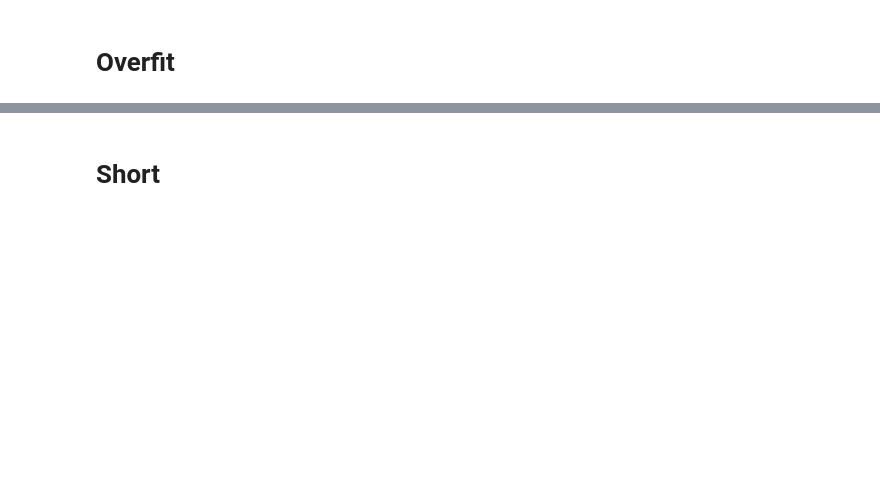
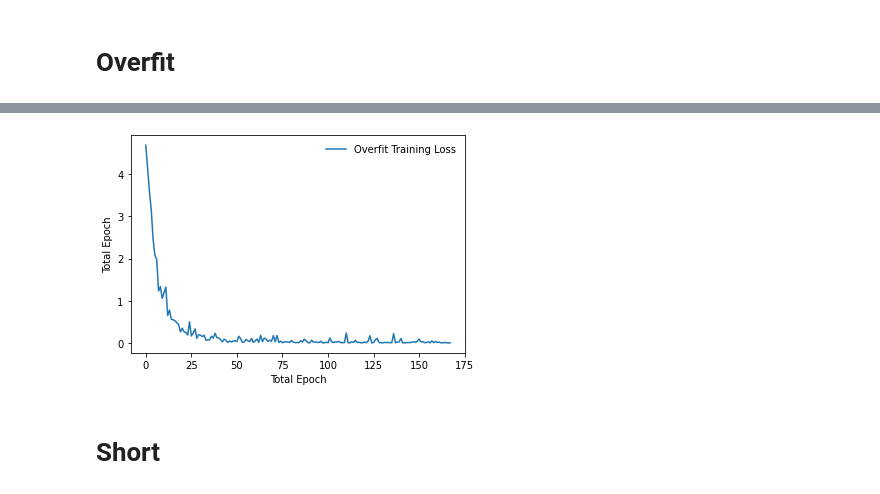
Before and after one commit to lukeahwilson/udacity-final-project, a Jupyter notebook: Image Classifier Project.ipynb, the cells around one changed output, grey strips where cells are left out. Cells and saved outputs as stored; diff of their text form; code cells hidden in the pictures; blank space fills up the shorter version.

```diff
--- a/Image Classifier Project.ipynb
+++ b/Image Classifier Project.ipynb
@@ -198,15 +216,13 @@ class Classifier(nn.Module):
     def __init__(self):
         super().__init__()
         self.fc1 = nn.Linear(in_features, 512)
-        self.fc2 = nn.Linear(512, 256)
-        self.fc3 = nn.Linear(256, out_features)
+        self.fc2 = nn.Linear(512, out_features)
         self.dropout = nn.Dropout(p=0.3)
 
     def forward(self, x):
         x = x.view(x.shape[0], -1)
         x = self.dropout(F.relu(self.fc1(x)))
-        x = self.dropout(F.relu(self.fc2(x)))
-        x = F.log_softmax(self.fc3(x), dim=1)
+        x = F.log_softmax(self.fc2(x), dim=1)
         return x
 
 #Define the criterion
@@ -215,11 +231,15 @@ criterion = nn.NLLLoss()
 #Replace the fully connected layer(s) at the end of the model with our own fully connected classifier
 model.fc = Classifier()
 
-# Only train the classifier parameters, feature parameters are frozen
-optimizer = optim.Adam(model.fc.parameters(), lr=0.003)
+#Define learning rate and weight decay
+learnrate=0.001
+weightdecay=0.00001
+
+# Only train the classifier (fc) parameters, feature parameters are frozen
+optimizer = optim.Adam(model.fc.parameters(), lr=learnrate, weight_decay=weightdecay)
 
 #Initialize testing loss history
-training_loss_history, testing_loss_history, overfit_loss_history = [], [], []
+training_loss_history, validate_loss_history, testing_loss_history, overfit_loss_history = [], [], [], []
 
 model
 # %% [output]
@@ -261,10 +270,15 @@ torch.cuda.empty_cache()
 model.to(device)
 
 t0 = time.time()
+loss_index = 0
 
-epochs = 500
+running_count = 0
+running = False
+decay = 0.5
+epochs = 200
 
 for e in range(epochs):
+
     overfit_images, overfit_labels = next(iter(overfit_loader)) # grab one batch of training data
     overfit_images, overfit_labels = overfit_images.to(device), overfit_labels.to(device) # move data to GPU
 
@@ -280,13 +294,52 @@ for e in range(epochs):
     ave_overfit_loss = epoch_overfit_loss / len(overfit_loader) # determine average loss per batch of training images
     overfit_loss_history.append(ave_overfit_loss) # append ave training loss to history of training losses
 
+    out = torch.exp(log_out)
+    highest_prob, chosen_class = out.topk(1, dim=1) # obtain the chosen classes based on greavalid calculated probability
+    equals = chosen_class.view(overfit_labels.shape) == overfit_labels # determine how many correct matches were made in this batch
+    overfit_count_correct = equals.sum()  # add the count of correct matches this batch to the total running this epoch
+    epoch += 1
+    print('Epoch: {}/{}.. '.format(e+1, epochs),
+        'Overfit Train Loss: {:.3f}.. '.format(ave_overfit_loss),
+         '{:.0f} of {:.0f} Correct'.format(overfit_count_correct, len(overfit_labels)))
+
+    if len(overfit_loss_history) > 5:
+        if overfit_loss_history[loss_index] > 10*np.mean([overfit_loss_history[-1], overfit_loss_history[-3], overfit_loss_history[-5]]):
+            loss_index = len(overfit_loss_history)
+            learnrate *= decay
+            optimizer = optim.Adam(model.fc.parameters(), lr=learnrate, weight_decay=weightdecay)
+            print('\nLearnrate changed to: {:f}.. '.format(learnrate))
+
+        if learnrate <= 0.001*decay**3 and not running and running_count == 0:
+            for param in model.inception5a.parameters():
+                param.requires_grad = True
+            for param in model.inception5b.parameters():
+                param.requires_grad = True
+            print('Convolutional Layers I5A and I5B Training Activated\n')
+            running = True
+        if running:
+            running_count +=1
+        if running and running_count > epochs/5:
+            for param in model.inception5a.parameters():
+                param.requires_grad = False
+            for param in model.inception5b.parameters():
+                param.requires_grad = False
+            print('Convolutional Layers I5A and I5B Training Deactivated\n')
+            running = False
+
+        if np.mean([overfit_loss_history[-1], overfit_loss_history[-3], overfit_loss_history[-5]]) < 0.005:
+            print('\nModel successfully overfit images')
+            break
+
     model.train()
-    print('Epoch: {}/{}.. '.format(e+1, epochs),
-        'Overfit Train Loss: {:.4f}.. '.format(ave_overfit_loss))
-    if overfit_loss_history[-1] < 0.00005 and overfit_loss_history[-2] < 0.00005 and overfit_loss_history[-3] < 0.00005:
-        break
 
-print('\nRuntime - {:.0f} seconds'.format((time.time() - t0)),
-      '\nModel successfully overfit images')
+    if e+1 == epochs:
+        print('\nModel failed to overfit images')
+
+print('\nRuntime - {:.0f} seconds'.format((time.time() - t0)))
+plt.plot(overfit_loss_history, label='Overfit Training Loss')
+plt.ylabel('Total Epoch')
+plt.xlabel('Total Epoch')
+plt.legend(frameon=False)
 # %% [output]
 Using GPU
@@ -310,3 +363,4 @@ Model successfully overfit images
+[figure, added]
 # %% [markdown]
 # Short
 # %%
```
Also changed, not shown: parts of 10 cells of this notebook.
